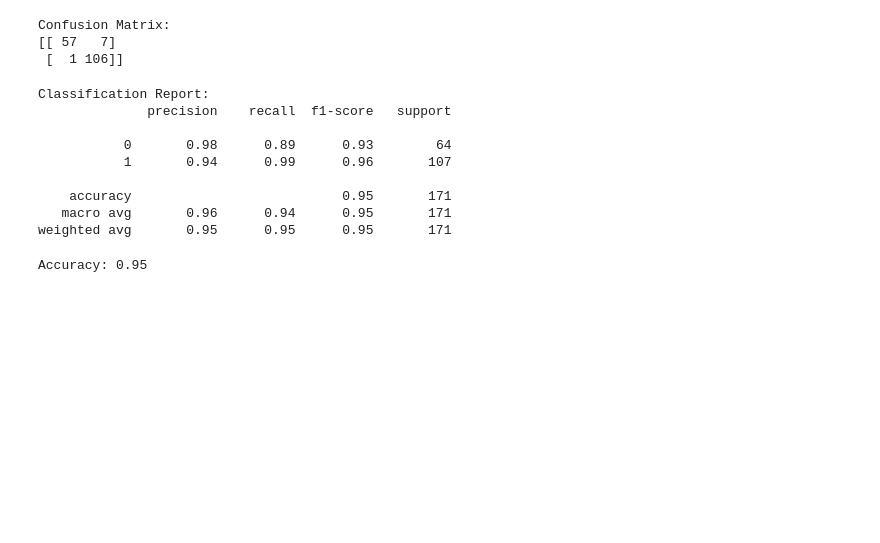
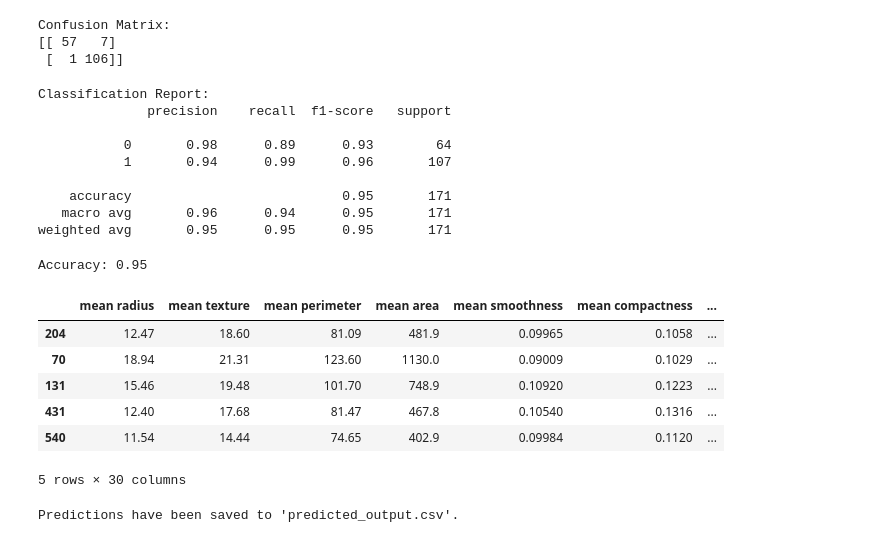
Before and after one commit to karthick180887/Machine-Learning, a Jupyter notebook: svc1.ipynb, the cells around one changed output. Saved outputs shown, nothing was run; the diff lists cells and outputs as text; code cells hidden in the pictures; blank space fills up the shorter version.

```diff
--- a/svc1.ipynb
+++ b/svc1.ipynb
@@ -100,3 +100,48 @@ Accuracy: 0.95
 # Step 7: Visualize the SVM coefficients (important features)
 coefficients = pd.Series(svm_model.coef_[0], index=data.feature_names)
 coefficients = coefficients.sort_values()
+# %%
+#Create rhe data
+import pandas as pd
+from sklearn.datasets import load_breast_cancer
+
+# Load the breast cancer dataset
+data = load_breast_cancer()
+X = data.data
+feature_names = data.feature_names
+
+# Create a DataFrame for the features
+df = pd.DataFrame(X, columns=feature_names)
+
+# Select a few rows as a sample for the custom input
+custom_input_df = df.sample(n=10, random_state=42)
+
+# Save the sample input to a CSV file
+custom_input_df.to_csv('custom_input.csv', index=False)
+
+custom_input_df.head()
+# %% [output]
+|  | mean radius | mean texture | mean perimeter | mean area | mean smoothness | mean compactness | ... |
+| 204 | 12.47 | 18.60 | 81.09 | 481.9 | 0.09965 | 0.1058 | ... |
+| 70 | 18.94 | 21.31 | 123.60 | 1130.0 | 0.09009 | 0.1029 | ... |
+| 131 | 15.46 | 19.48 | 101.70 | 748.9 | 0.10920 | 0.1223 | ... |
+| 431 | 12.40 | 17.68 | 81.47 | 467.8 | 0.10540 | 0.1316 | ... |
+| 540 | 11.54 | 14.44 | 74.65 | 402.9 | 0.09984 | 0.1120 | ... |
+5 rows × 30 columns
+# %%
+# Step 8: Predict on custom input and save the output to a CSV file
+
+# Load custom input data from a CSV file (assuming it has the same features as the training data)
+custom_input_df = pd.read_csv('custom_input.csv')  # Replace with your actual file path
+
+# Make predictions on the custom input data
+custom_predictions = svm_model.predict(custom_input_df)
+
+# Save the predictions to a new CSV file
+output_df = custom_input_df.copy()
+output_df['Predicted_Target'] = custom_predictions
+output_df.to_csv('predicted_output.csv', index=False)
+
+print("Predictions have been saved to 'predicted_output.csv'.")
+# %% [output]
+Predictions have been saved to 'predicted_output.csv'.
```
